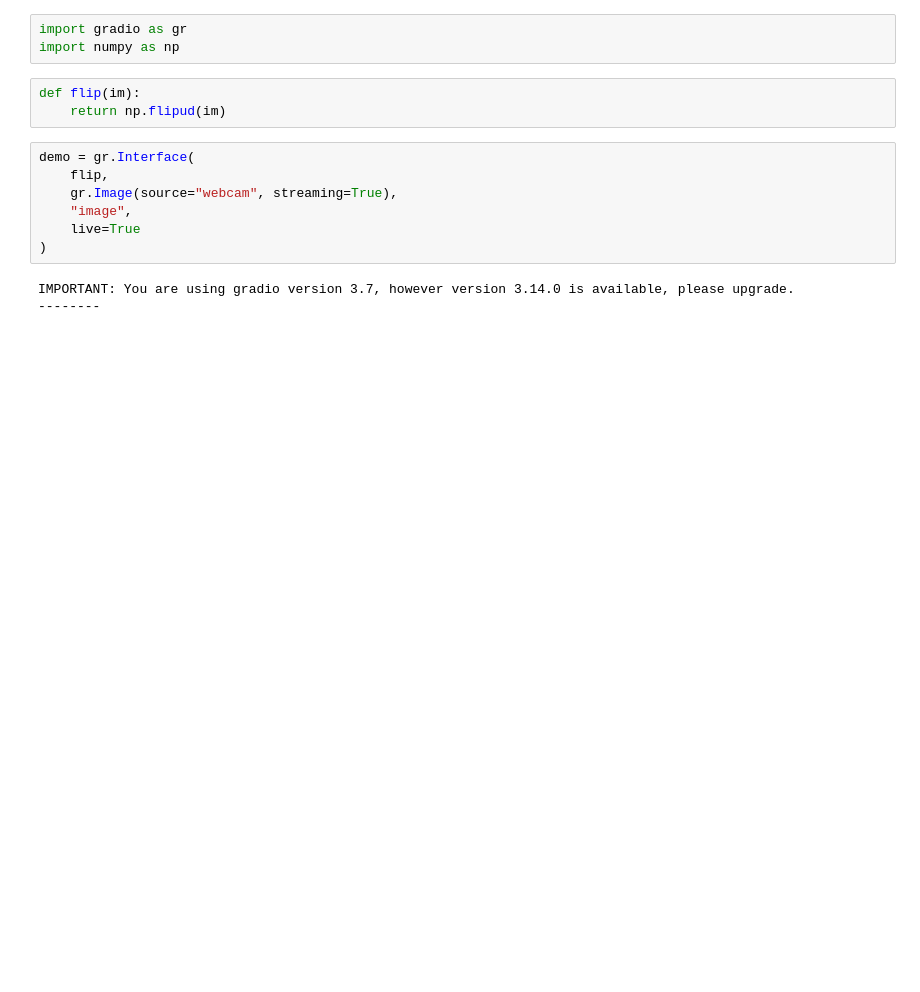
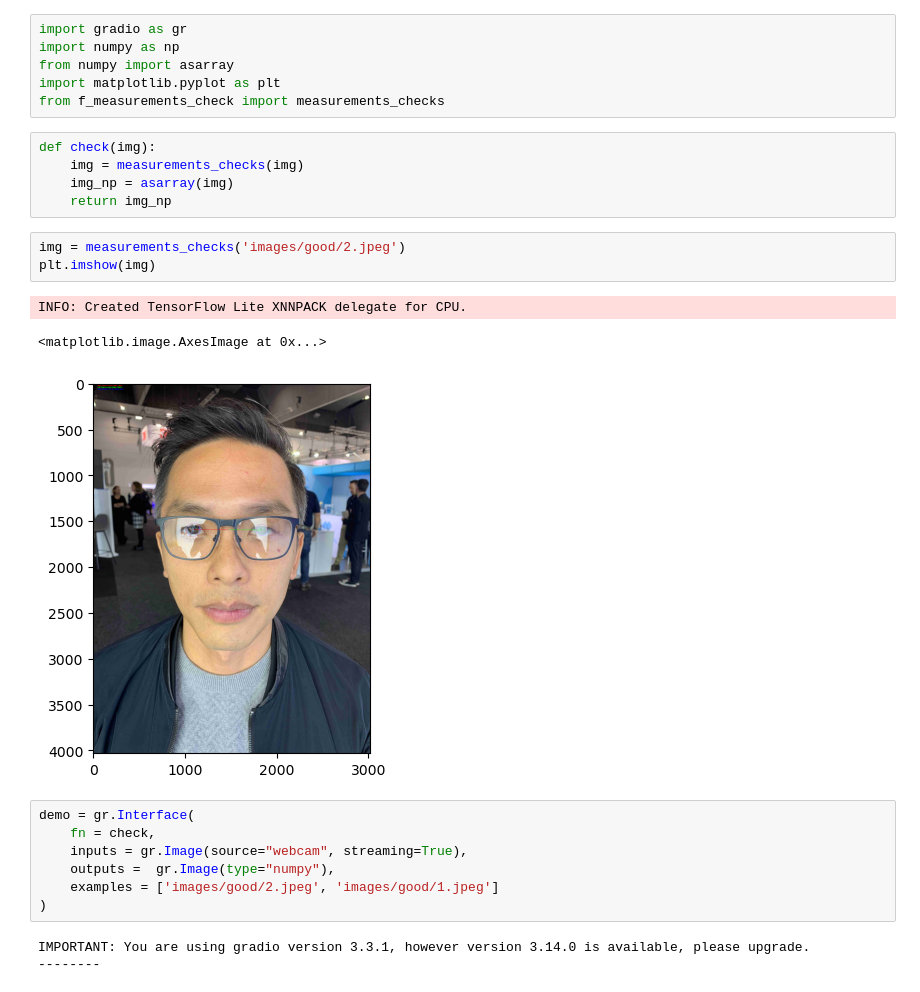
Before and after one commit to Daniel-FD/Data-Science, a Jupyter notebook: Tools/Image_Processing/main.ipynb, the cells around one changed output. Cells and saved outputs as stored; diff of their text form; blank space fills up the shorter version.

```diff
--- a/Tools/Image_Processing/main.ipynb
+++ b/Tools/Image_Processing/main.ipynb
@@ -1,17 +1,29 @@
 # %%
 import gradio as gr
 import numpy as np
+from numpy import asarray
+import matplotlib.pyplot as plt
+from f_measurements_check import measurements_checks
-# %%
-def flip(im):
-    return np.flipud(im)
+# %%
+def check(img):
+    img = measurements_checks(img)
+    img_np = asarray(img)
+    return img_np
+# %%
+img = measurements_checks('images/good/2.jpeg')
+plt.imshow(img)
+# %% [output]
+INFO: Created TensorFlow Lite XNNPACK delegate for CPU.
+<matplotlib.image.AxesImage at 0x...>
+[figure, added]
 # %%
 demo = gr.Interface(
-    flip,
-    gr.Image(source="webcam", streaming=True),
-    "image",
-    live=True
+    fn = check,
+    inputs = gr.Image(source="webcam", streaming=True),
+    outputs =  gr.Image(type="numpy"),
+    examples = ['images/good/2.jpeg', 'images/good/1.jpeg']
 )
 # %% [output]
-IMPORTANT: You are using gradio version 3.7, however version 3.14.0 is available, please upgrade.
+IMPORTANT: You are using gradio version 3.3.1, however version 3.14.0 is available, please upgrade.
 --------
 # %%
```
Also changed, not shown: parts of 1 cell of this notebook, 13 other files.
